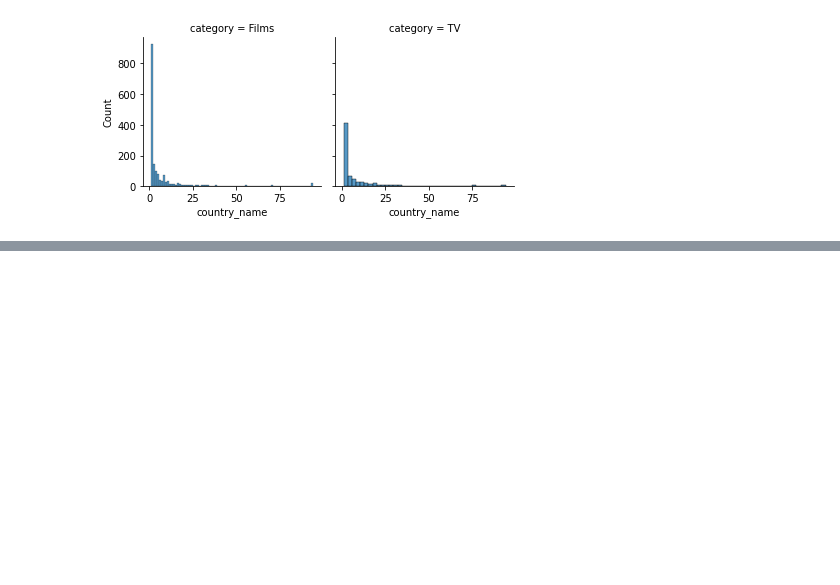
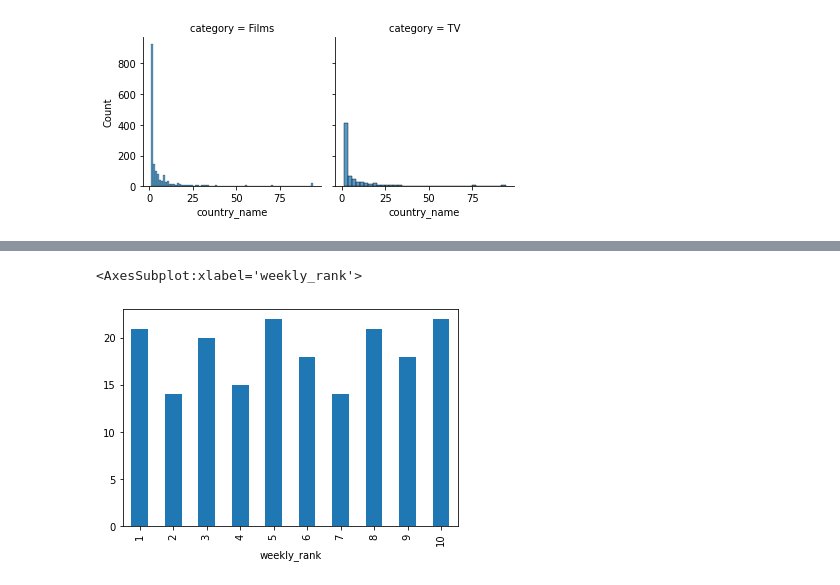
Before and after one commit to NHagar/Research-netflix, a Jupyter notebook: eda/descriptive_stats.ipynb, the cells around one changed output, grey strips where cells are left out. Cells and saved outputs as stored; diff of their text form; code cells hidden in the pictures; blank space fills up the shorter version.

```diff
--- a/eda/descriptive_stats.ipynb
+++ b/eda/descriptive_stats.ipynb
@@ -98,3 +75,9 @@ g.map(sns.barplot, 'weekly_rank', 'item_title')
+# %%
+# First rank distribution
+df_filtered[df_filtered.cumulative_weeks_in_top_10==1].groupby('weekly_rank').count().item_title.plot(kind='bar')
+# %% [output]
+<AxesSubplot:xlabel='weekly_rank'>
+[figure, added]
 # %%
 def concat(a):
     """Concatenates transition pairs for probability calculation"""
```
Also changed, not shown: parts of 14 cells of this notebook.
